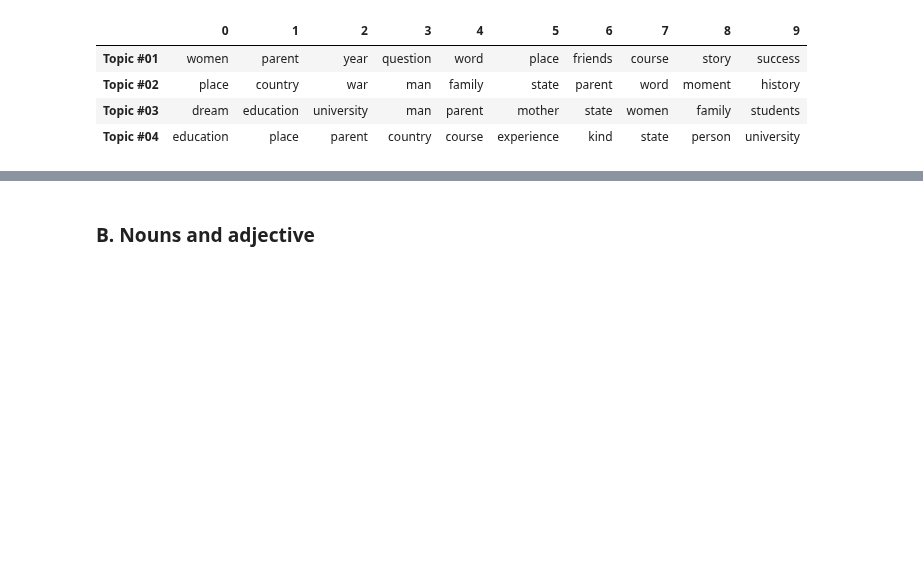
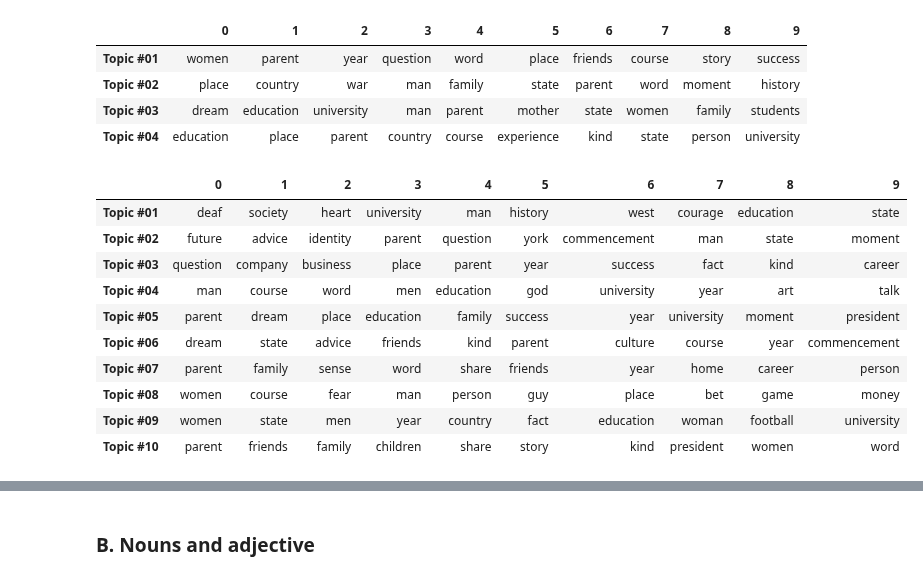
Before and after one commit to katiehuang1221/NLP-Analysis-On-Motivational-Speeches, a Jupyter notebook: notebook/05_topic_modeling_1.ipynb, the cells around one changed output, grey strips where cells are left out. Drawn from its saved outputs; the diff is of its cells as text; code cells hidden in the pictures; blank space fills up the shorter version.

```diff
--- a/notebook/05_topic_modeling.ipynb
+++ b/notebook/05_topic_modeling_1.ipynb
@@ -218,3 +218,20 @@ get_lda_topics(lda_n, num_topics)
 | Topic #02 | place | country | war | man | family | state | parent | word | moment | history |
 | Topic #03 | dream | education | university | man | parent | mother | state | women | family | students |
 | Topic #04 | education | place | parent | country | course | experience | kind | state | person | university |
+# %%
+# Let's start with 10 topics
+num_topics = 10
+lda_n = models.LdaModel(corpus=corpus_n, num_topics=num_topics, id2word=id2word_n, passes=30)
+get_lda_topics(lda_n, num_topics)
+# %% [output]
+|  | 0 | 1 | 2 | 3 | 4 | 5 | 6 | 7 | 8 | 9 |
+| Topic #01 | deaf | society | heart | university | man | history | west | courage | education | state |
+| Topic #02 | future | advice | identity | parent | question | york | commencement | man | state | moment |
+| Topic #03 | question | company | business | place | parent | year | success | fact | kind | career |
+| Topic #04 | man | course | word | men | education | god | university | year | art | talk |
+| Topic #05 | parent | dream | place | education | family | success | year | university | moment | president |
+| Topic #06 | dream | state | advice | friends | kind | parent | culture | course | year | commencement |
+| Topic #07 | parent | family | sense | word | share | friends | year | home | career | person |
+| Topic #08 | women | course | fear | man | person | guy | place | bet | game | money |
+| Topic #09 | women | state | men | year | country | fact | education | woman | football | university |
+| Topic #10 | parent | friends | family | children | share | story | kind | president | women | word |
```
Also changed, not shown: parts of 4 cells of this notebook.
